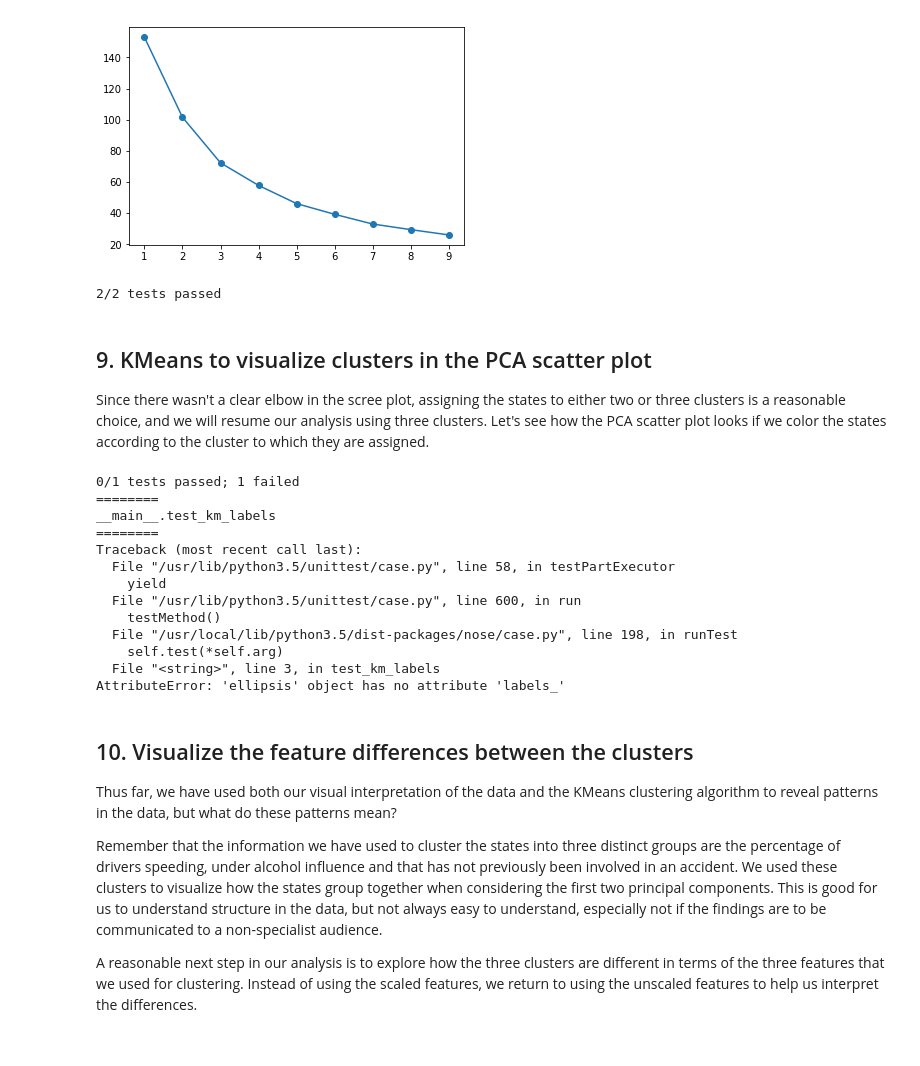
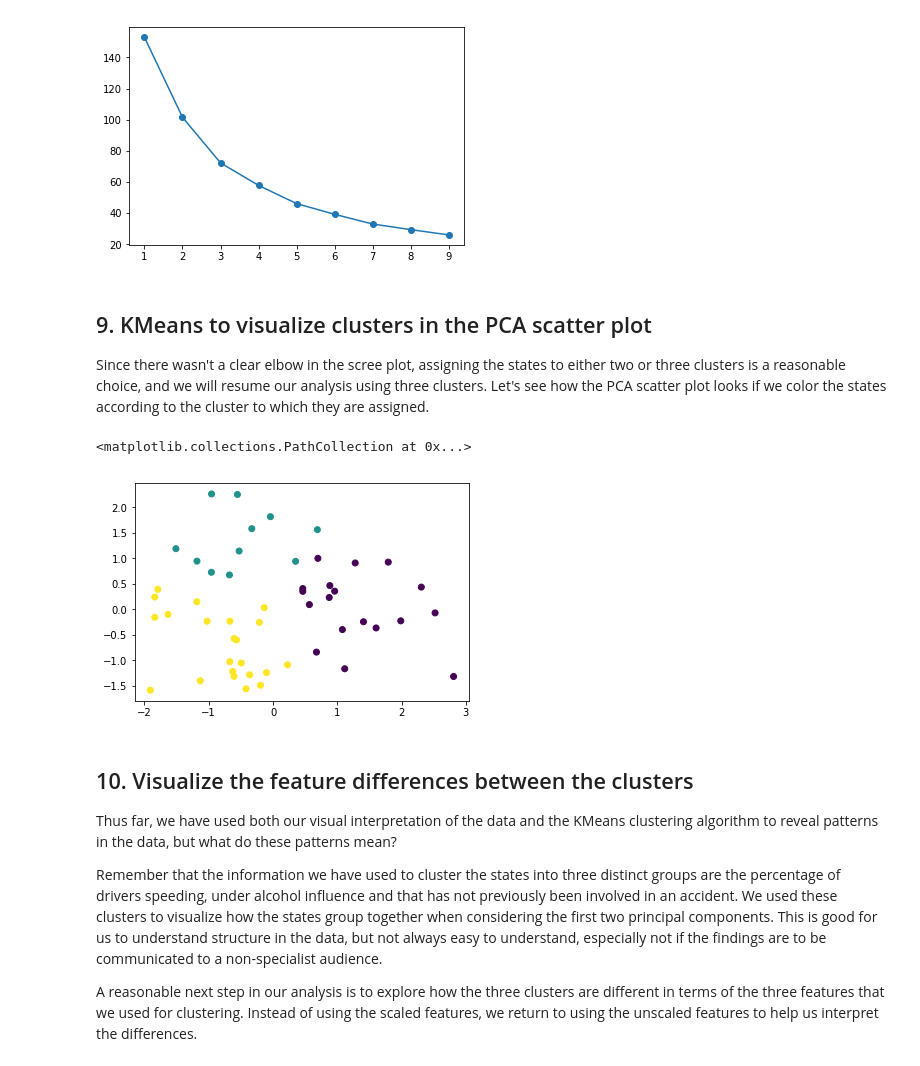
Before and after one commit to anishreddy3/traffic_mortality_analysis, a Jupyter notebook: notebook.ipynb, the cells around one changed output. Drawn from its saved outputs; the diff is of its cells as text; code cells hidden in the pictures.

```diff
--- a/notebook.ipynb
+++ b/notebook.ipynb
@@ -398,53 +240,23 @@ plt.plot(ks, inertias, marker='o')
 # %% [output]
 [<matplotlib.lines.Line2D at 0x...>]
 [figure]
-# %%
-%%nose
-
-def test_inertias():
-    test_ins = [153.0, 101.591, 72.293, 57.791, 46.106, 39.213, 32.99, 29.381, 25.985]
-    assert [round(inertia, 3) for inertia in inertias] ==  test_ins, \
-        'The list of inertias was not properly constructed.'
-
-
-def test_km():
-    assert (km.labels_ == KMeans(n_clusters=k, random_state=8).fit(features_scaled).labels_).all(), \
-        'The KMeans labels were not properly assigned.'
-# %% [output]
-2/2 tests passed
 # %% [markdown]
 ## 9. KMeans to visualize clusters in the PCA scatter plot
 <p>Since there wasn't a clear elbow in the scree plot, assigning the states to either two or three clusters is a reasonable choice, and we will resume our analysis using three clusters. Let's see how the PCA scatter plot looks if we color the states according to the cluster to which they are assigned.</p>
 # %%
 # Create a KMeans object with 3 clusters, use random_state=8
-km = ...
+km = KMeans(n_clusters = 3, random_state = 8)
+
 
 # Fit the data to the `km` object
-#  ... YOUR CODE FOR TASK 9 ...
+km.fit(features_scaled)
 
 # Create a scatter plot of the first two principal components
 # and color it according to the KMeans cluster assignment
-# ... YOUR CODE FOR TASK 9 ...
+plt.scatter(p_comp1, p_comp2, c = km.labels_)
+# %% [output]
+<matplotlib.collections.PathCollection at 0x...>
+[figure, added]
-# %%
-%%nose
-
-def test_km_labels():
-    assert (km.labels_ == KMeans(n_clusters=3, random_state=8).fit(features_scaled).labels_).all(), \
-        'The KMeans labels were not properly assigned.'
-# %% [output]
-0/1 tests passed; 1 failed
-========
-__main__.test_km_labels
-========
-Traceback (most recent call last):
-  File "/usr/lib/python3.5/unittest/case.py", line 58, in testPartExecutor
-    yield
-  File "/usr/lib/python3.5/unittest/case.py", line 600, in run
-    testMethod()
-  File "/usr/local/lib/python3.5/dist-packages/nose/case.py", line 198, in runTest
-    self.test(*self.arg)
-  File "<string>", line 3, in test_km_labels
-AttributeError: 'ellipsis' object has no attribute 'labels_'
 # %% [markdown]
 ## 10. Visualize the feature differences between the clusters
 <p>Thus far, we have used both our visual interpretation of the data and the KMeans clustering algorithm to reveal patterns in the data, but what do these patterns mean?</p>
```
Also changed, not shown: parts of 12 cells of this notebook.
